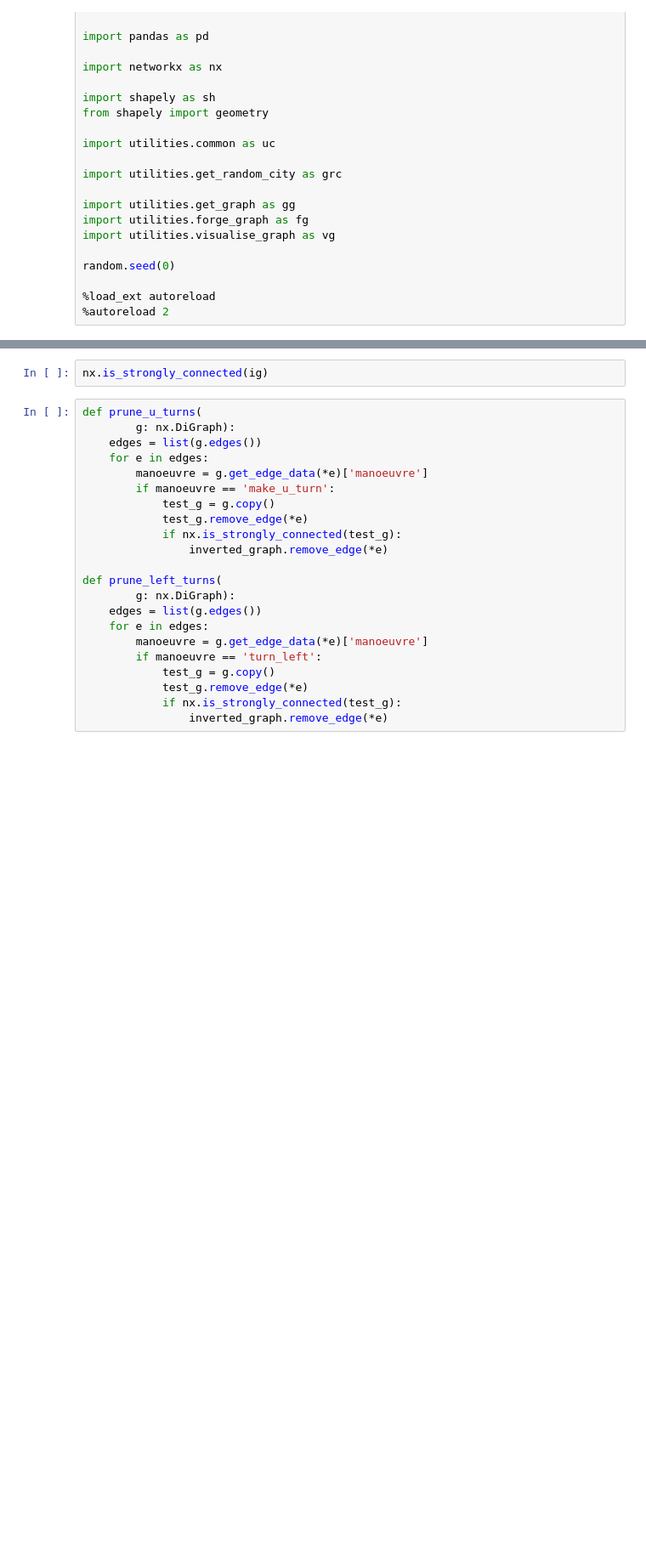
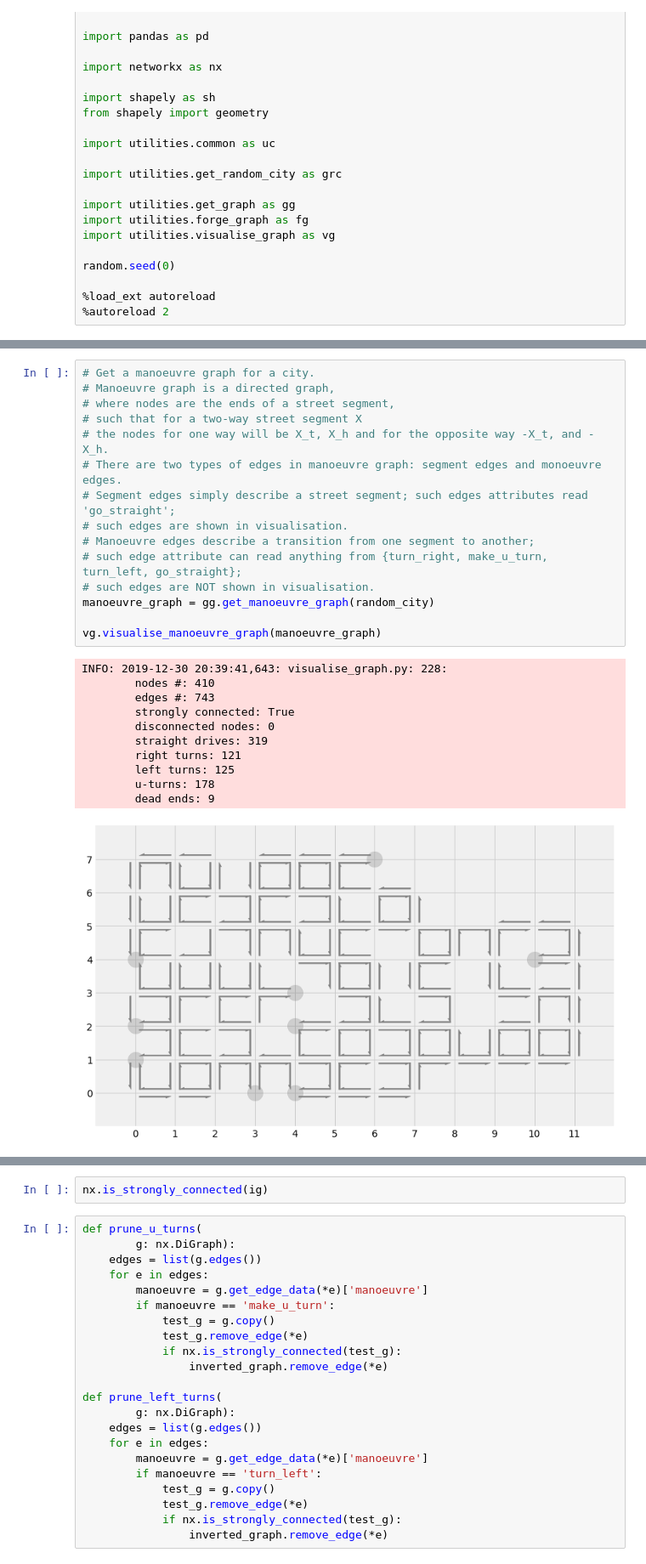
Before and after one commit to nikita-loik/route-inspection, a Jupyter notebook: simulation.ipynb, the cells around one changed output, grey strips where cells are left out. Shown at 85% size. Cells and saved outputs as stored; diff of their text form; blank space fills up the shorter version.

```diff
--- a/simulation.ipynb
+++ b/simulation.ipynb
@@ -59,0 +66,27 @@ INFO: 2019-09-11 18:51:57,016: visualise_graph.py: 133:
+# %%
+# Get a manoeuvre graph for a city.
+# Manoeuvre graph is a directed graph,
+# where nodes are the ends of a street segment,
+# such that for a two-way street segment X
+# the nodes for one way will be X_t, X_h and for the opposite way -X_t, and -X_h.
+# There are two types of edges in manoeuvre graph: segment edges and monoeuvre edges.
+# Segment edges simply describe a street segment; such edges attributes read 'go_straight';
+# such edges are shown in visualisation.
+# Manoeuvre edges describe a transition from one segment to another;
+# such edge attribute can read anything from {turn_right, make_u_turn, turn_left, go_straight};
+# such edges are NOT shown in visualisation.
+manoeuvre_graph = gg.get_manoeuvre_graph(random_city)
+
+vg.visualise_manoeuvre_graph(manoeuvre_graph)
+# %% [output]
+INFO: 2019-12-30 20:39:41,643: visualise_graph.py: 228:
+        nodes #: 410
+        edges #: 743
+        strongly connected: True
+        disconnected nodes: 0
+        straight drives: 319
+        right turns: 121
+        left turns: 125
+        u-turns: 178
+        dead ends: 9
+[figure, added]
```
Also changed, not shown: parts of 22 cells of this notebook, 5 other files.
